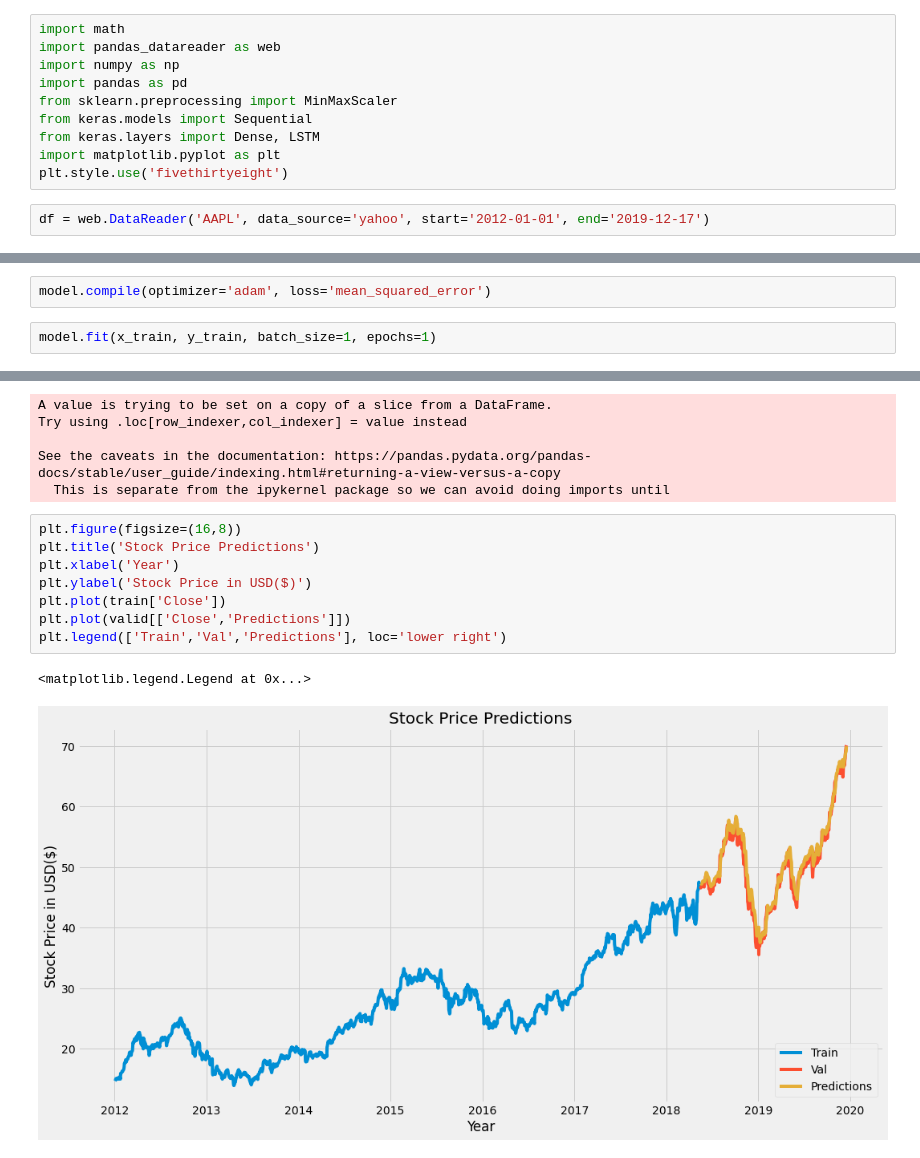
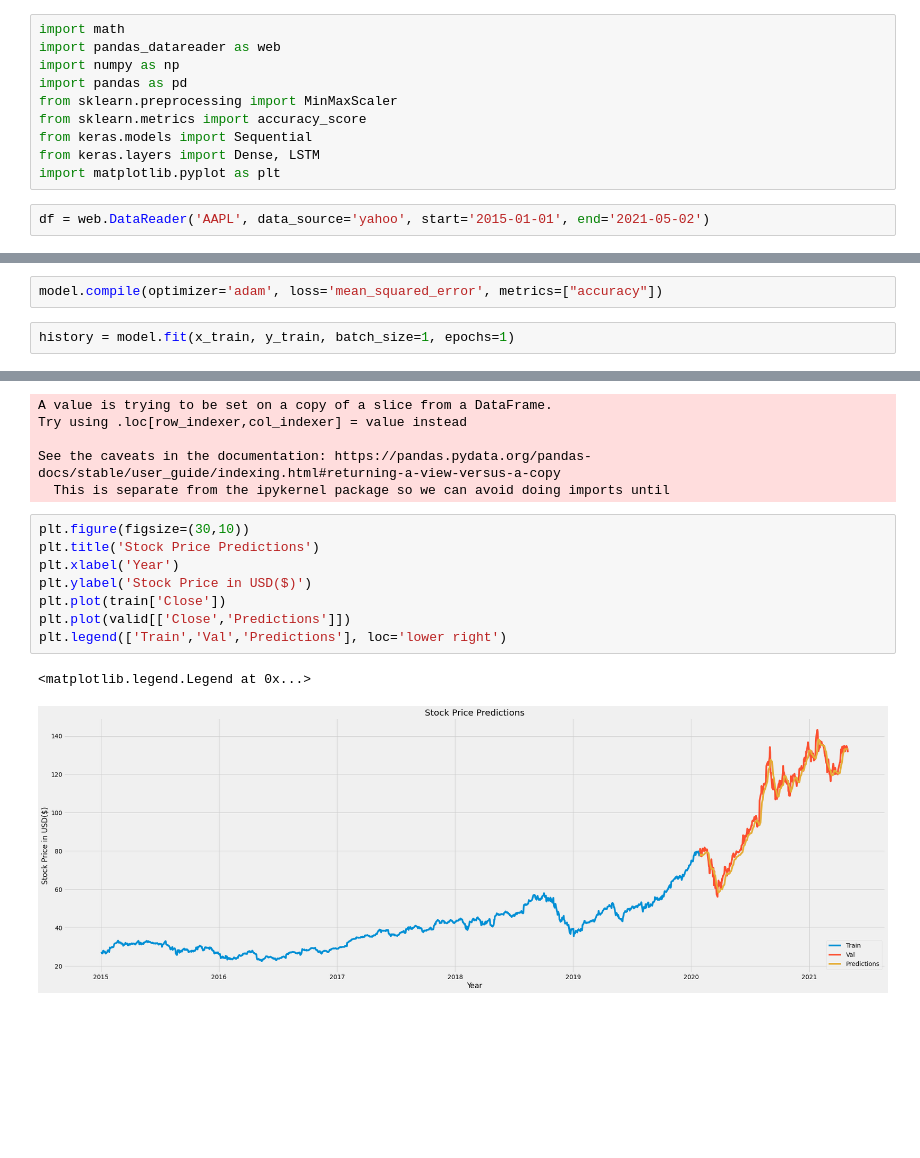
Before and after one commit to aryanxp/Stock-Price-Prediction, a Jupyter notebook: Stock Price Prediction.ipynb, the cells around one changed output, grey strips where cells are left out. Drawn from its saved outputs; the diff is of its cells as text; blank space fills up the shorter version.

```diff
--- a/Stock Price Prediction.ipynb
+++ b/Stock Price Prediction.ipynb
@@ -4,10 +4,10 @@ import pandas_datareader as web
 import numpy as np
 import pandas as pd
 from sklearn.preprocessing import MinMaxScaler
+from sklearn.metrics import accuracy_score
 from keras.models import Sequential
 from keras.layers import Dense, LSTM
 import matplotlib.pyplot as plt
-plt.style.use('fivethirtyeight')
 # %%
-df = web.DataReader('AAPL', data_source='yahoo', start='2012-01-01', end='2019-12-17')
+df = web.DataReader('AAPL', data_source='yahoo', start='2015-01-01', end='2021-05-02')
 # %%
@@ -47,7 +60,7 @@ model.add(LSTM(50, return_sequences=False))
 model.add(Dense(25))
 model.add(Dense(1))
 # %%
-model.compile(optimizer='adam', loss='mean_squared_error')
+model.compile(optimizer='adam', loss='mean_squared_error', metrics=["accuracy"])
 # %%
-model.fit(x_train, y_train, batch_size=1, epochs=1)
+history = model.fit(x_train, y_train, batch_size=1, epochs=1)
 # %% [output]
@@ -81,16 +97,16 @@ Try using .loc[row_indexer,col_indexer] = value instead
 See the caveats in the documentation: https://pandas.pydata.org/pandas-docs/stable/user_guide/indexing.html#returning-a-view-versus-a-copy
   This is separate from the ipykernel package so we can avoid doing imports until
 # %%
-plt.figure(figsize=(16,8))
+plt.figure(figsize=(30,10))
 plt.title('Stock Price Predictions')
 plt.xlabel('Year')
 plt.ylabel('Stock Price in USD($)')
 plt.plot(train['Close'])
 plt.plot(valid[['Close','Predictions']])
 plt.legend(['Train','Val','Predictions'], loc='lower right')
 # %% [output]
 <matplotlib.legend.Legend at 0x...>
-[figure, old version]
+[figure, new version]
 # %%
 valid
 # %% [output]
```
Also changed, not shown: parts of 6 cells of this notebook.
